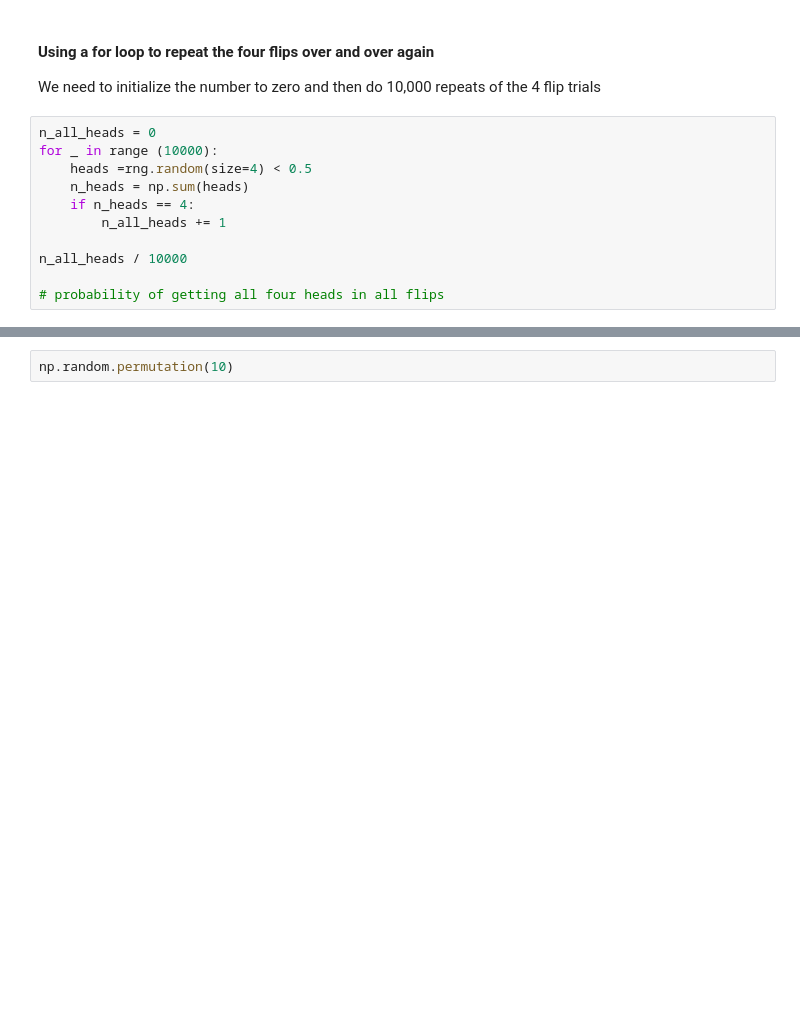
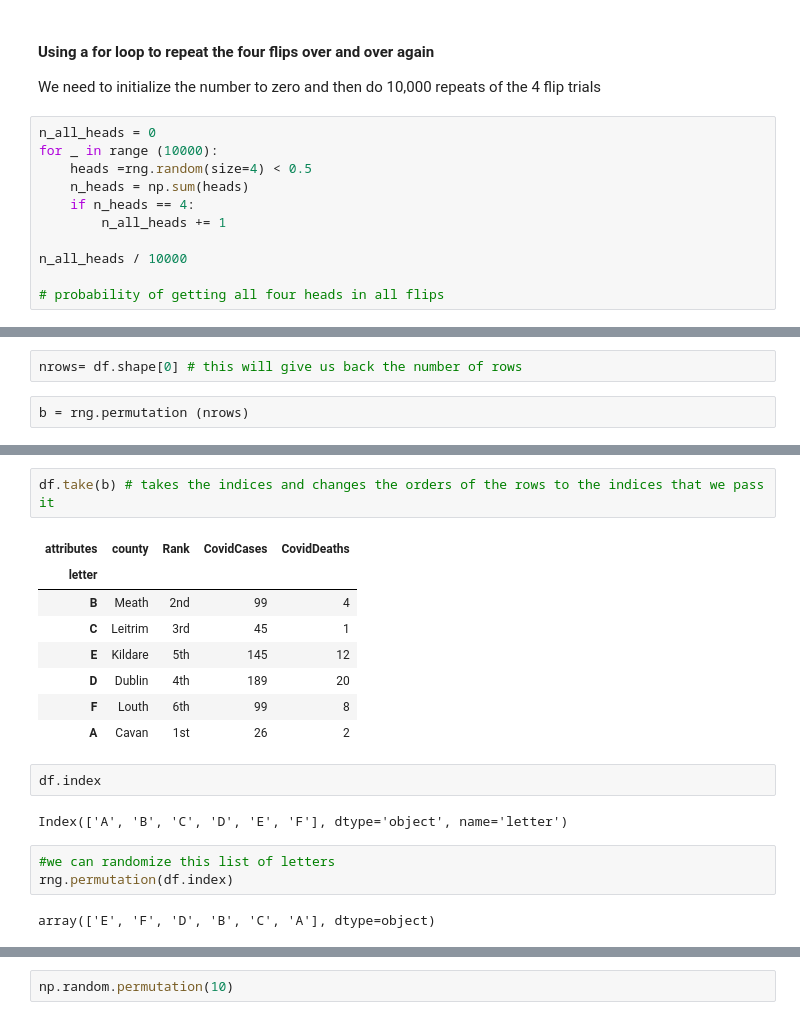
Before and after one commit to katel85/numpy.random-assignment-, a Jupyter notebook: numpy.random.ipynb, the cells around one changed output, grey strips where cells are left out. Cells and saved outputs as stored; diff of their text form; blank space fills up the shorter version.

```diff
--- a/numpy.random.ipynb
+++ b/numpy.random.ipynb
@@ -411,0 +516,4 @@ The NumPy Random module provides two methods for this: shuffle() and permutation
+# %%
+nrows= df.shape[0] # this will give us back the number of rows
+# %%
+b = rng.permutation (nrows)
@@ -411,0 +524,20 @@ The NumPy Random module provides two methods for this: shuffle() and permutation
+# %%
+df.take(b) # takes the indices and changes the orders of the rows to the indices that we pass it
+# %% [output]
+| attributes | county | Rank | CovidCases | CovidDeaths |
+| letter |  |  |  |  |
+| B | Meath | 2nd | 99 | 4 |
+| C | Leitrim | 3rd | 45 | 1 |
+| E | Kildare | 5th | 145 | 12 |
+| D | Dublin | 4th | 189 | 20 |
+| F | Louth | 6th | 99 | 8 |
+| A | Cavan | 1st | 26 | 2 |
+# %%
+df.index
+# %% [output]
+Index(['A', 'B', 'C', 'D', 'E', 'F'], dtype='object', name='letter')
+# %%
+#we can randomize this list of letters
+rng.permutation(df.index)
+# %% [output]
+array(['E', 'F', 'D', 'B', 'C', 'A'], dtype=object)
```
Also changed, not shown: parts of 61 cells of this notebook.
